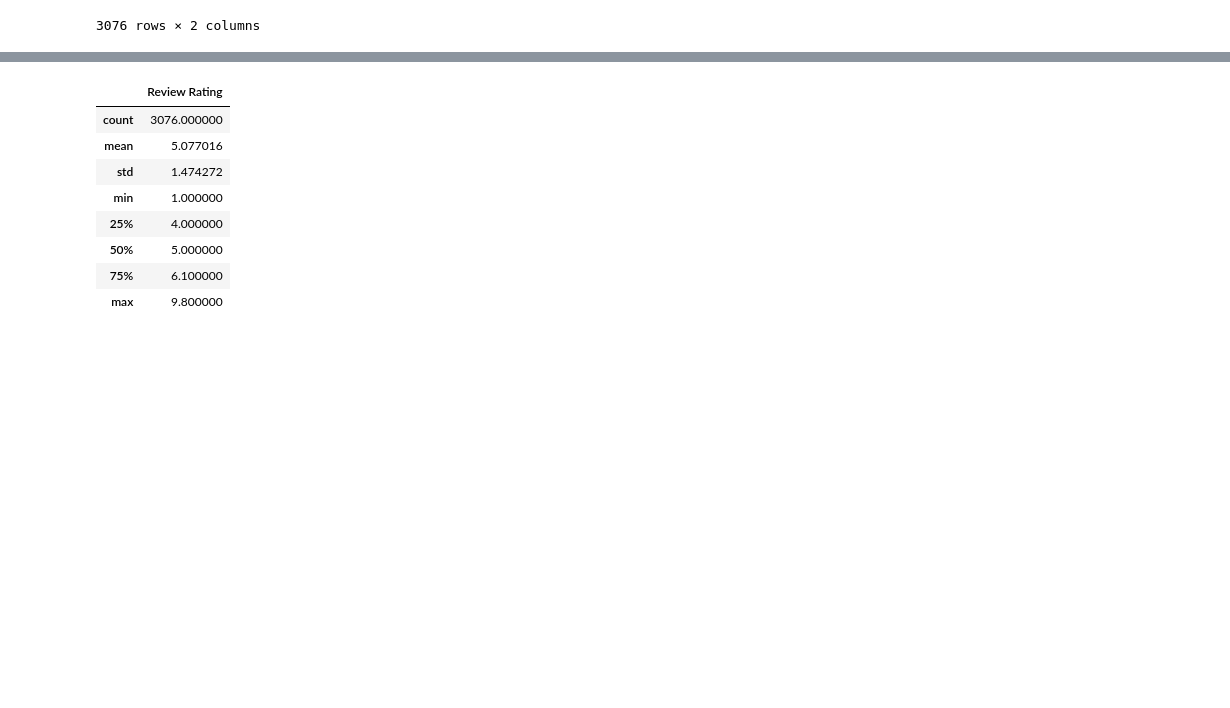
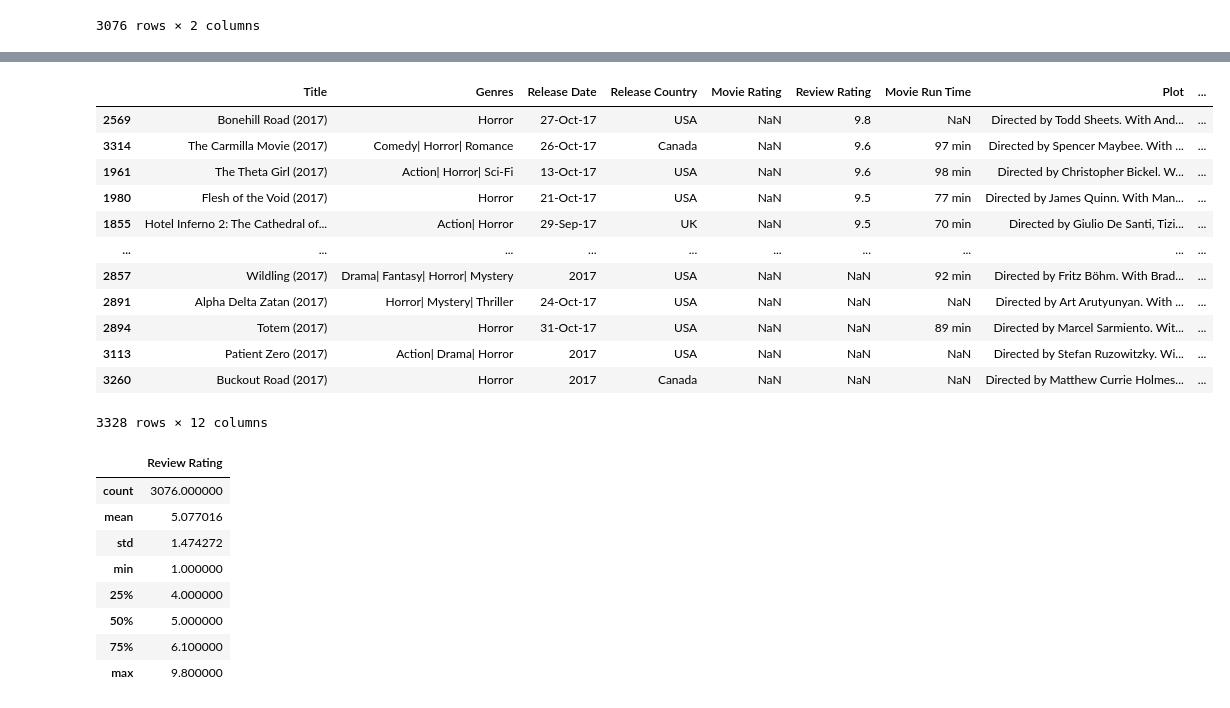
Before and after one commit to PerryMark773/Project-1-Team-1, a Jupyter notebook: DA_Test.ipynb, the cells around one changed output, grey strips where cells are left out. Drawn from its saved outputs; the diff is of its cells as text; code cells hidden in the pictures; blank space fills up the shorter version.

```diff
--- a/DA_Test.ipynb
+++ b/DA_Test.ipynb
@@ -183,3 +166,22 @@ ValueError: shape mismatch: objects cannot be broadcast to a single shape
+# %%
+IMDB_df.sort_values('Review Rating')
+
+# in descending order
+IMDB_df.sort_values('Review Rating', ascending = False)
+# %% [output]
+|  | Title | Genres | Release Date | Release Country | Movie Rating | Review Rating | Movie Run Time | Plot | ... |
+| 2569 | Bonehill Road (2017) | Horror | 27-Oct-17 | USA | NaN | 9.8 | NaN | Directed by Todd Sheets. With And... | ... |
+| 3314 | The Carmilla Movie (2017) | Comedy| Horror| Romance | 26-Oct-17 | Canada | NaN | 9.6 | 97 min | Directed by Spencer Maybee. With ... | ... |
+| 1961 | The Theta Girl (2017) | Action| Horror| Sci-Fi | 13-Oct-17 | USA | NaN | 9.6 | 98 min | Directed by Christopher Bickel. W... | ... |
+| 1980 | Flesh of the Void (2017) | Horror | 21-Oct-17 | USA | NaN | 9.5 | 77 min | Directed by James Quinn. With Man... | ... |
+| 1855 | Hotel Inferno 2: The Cathedral of... | Action| Horror | 29-Sep-17 | UK | NaN | 9.5 | 70 min | Directed by Giulio De Santi, Tizi... | ... |
+| ... | ... | ... | ... | ... | ... | ... | ... | ... | ... |
+| 2857 | Wildling (2017) | Drama| Fantasy| Horror| Mystery | 2017 | USA | NaN | NaN | 92 min | Directed by Fritz Böhm. With Brad... | ... |
+| 2891 | Alpha Delta Zatan (2017) | Horror| Mystery| Thriller | 24-Oct-17 | USA | NaN | NaN | NaN | Directed by Art Arutyunyan. With ... | ... |
+| 2894 | Totem (2017) | Horror | 31-Oct-17 | USA | NaN | NaN | 89 min | Directed by Marcel Sarmiento. Wit... | ... |
+| 3113 | Patient Zero (2017) | Action| Drama| Horror | 2017 | USA | NaN | NaN | NaN | Directed by Stefan Ruzowitzky. Wi... | ... |
+| 3260 | Buckout Road (2017) | Horror | 2017 | Canada | NaN | NaN | NaN | Directed by Matthew Currie Holmes... | ... |
+3328 rows × 12 columns
 # %%
 IMDB_df.describe()
 # %% [output]
```
Also changed, not shown: parts of 5 cells of this notebook.
